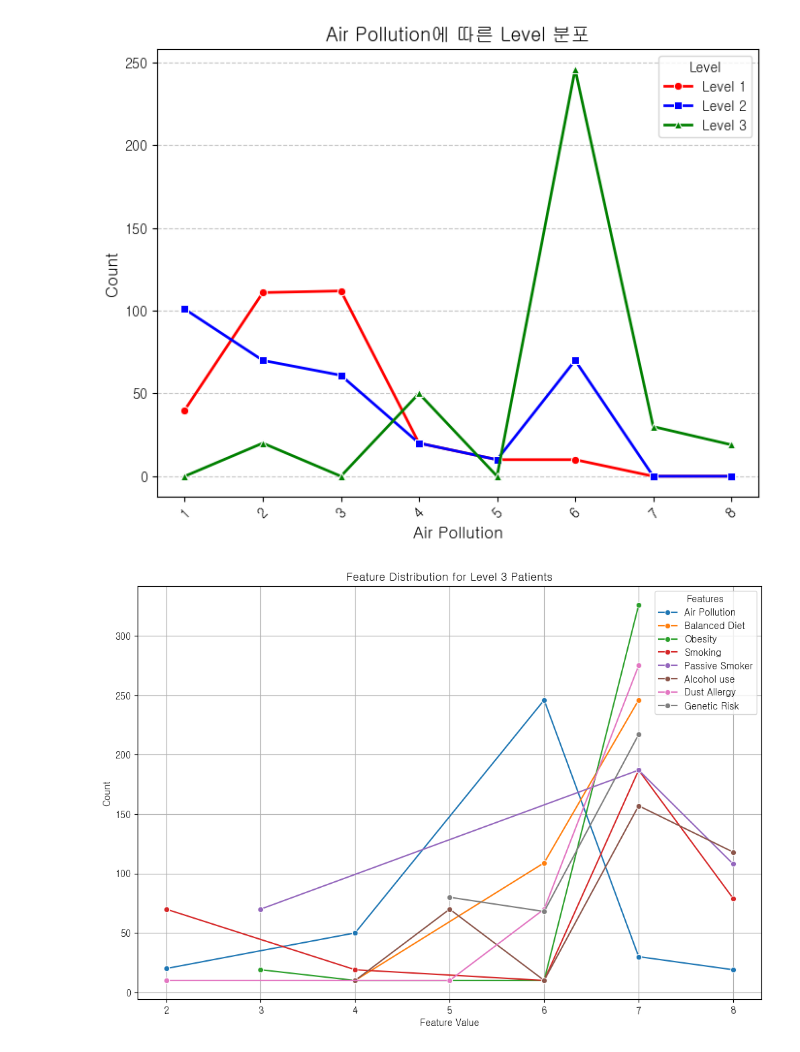
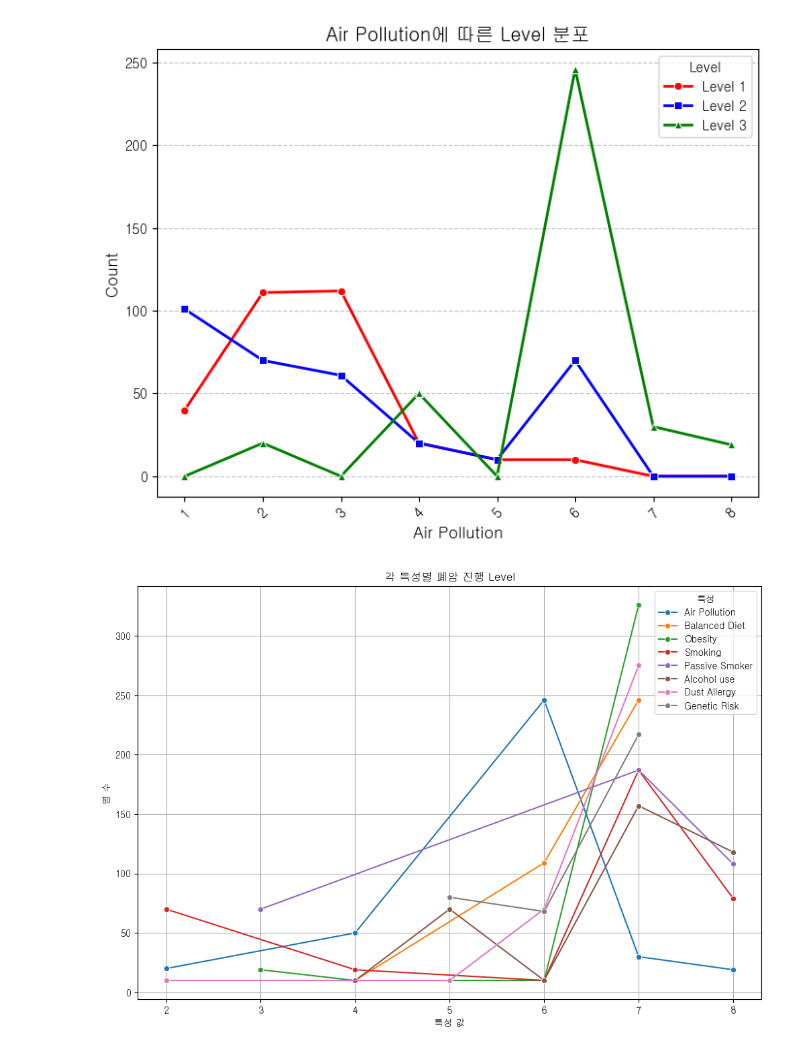
Before and after one commit to encore-SKN11/ML-3Team, a Jupyter notebook: eda.ipynb, the cells around one changed output. Saved outputs shown, nothing was run; the diff lists cells and outputs as text; code cells hidden in the pictures.

```diff
--- a/eda.ipynb
+++ b/eda.ipynb
@@ -477,22 +477,22 @@ plt.show()
 # %%
 # Level 3인 환자 필터링
 lv_3 = related_df[related_df['Level'] == 3]
 
 # 시각화할 컬럼들
 columns_to_plot = ['Air Pollution', 'Balanced Diet', 'Obesity', 'Smoking', 'Passive Smoker', 'Alcohol use', 'Dust Allergy', 'Genetic Risk']
 
 # 하나의 그래프로 모든 컬럼 시각화
 plt.figure(figsize=(12, 8))
 for col in columns_to_plot:
     value_counts = lv_3[col].value_counts().sort_index()
     sns.lineplot(x=value_counts.index, y=value_counts.values, marker='o', label=col)
 
-plt.title('Feature Distribution for Level 3 Patients')
-plt.xlabel('Feature Value')
-plt.ylabel('Count')
+plt.title('각 특성별 폐암 진행 Level')
+plt.xlabel('특성 값')
+plt.ylabel('명 수')
 plt.xticks(rotation=5)
-plt.legend(title='Features')
+plt.legend(title='특성')
 plt.grid(True)
 plt.show()
 # %% [output]
-[figure, old version]
+[figure, new version]
```
